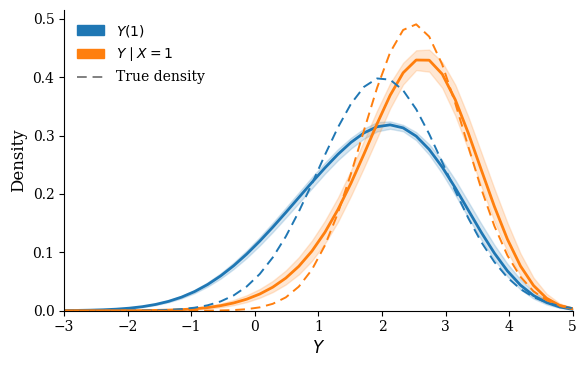
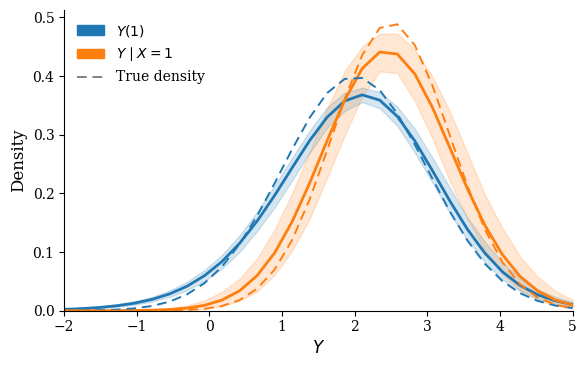
The notebook cell's code change between the first figure and the second:
--- before
+++ after
@@ -27,9 +27,9 @@
 
 # ── estimated densities + credible bands ───────────────────────────────────
-ax.fill_between(y_grid, res['low'],  res['high'],  color=BLUE, alpha=ALPHA)
-ax.fill_between(y_grid, res_obs['low'], res_obs['high'], color=ORANGE, alpha=ALPHA)
+ax.fill_between(y_grid, res['low'] / sd_y,  res['high'] / sd_y,  color=BLUE, alpha=ALPHA)
+ax.fill_between(y_grid, res_obs['low'] / sd_y, res_obs['high'] / sd_y, color=ORANGE, alpha=ALPHA)
 
-ax.plot(y_grid, res['mean'],  color=BLUE,   linewidth=2)
-ax.plot(y_grid, res_obs['mean'],  color=ORANGE,   linewidth=2)
+ax.plot(y_grid, res['mean'] / sd_y,  color=BLUE,   linewidth=2)
+ax.plot(y_grid, res_obs['mean'] / sd_y,  color=ORANGE,   linewidth=2)
 
 # ── true densities (dashed) ────────────────────────────────────────────────

Commit: Improved IV results